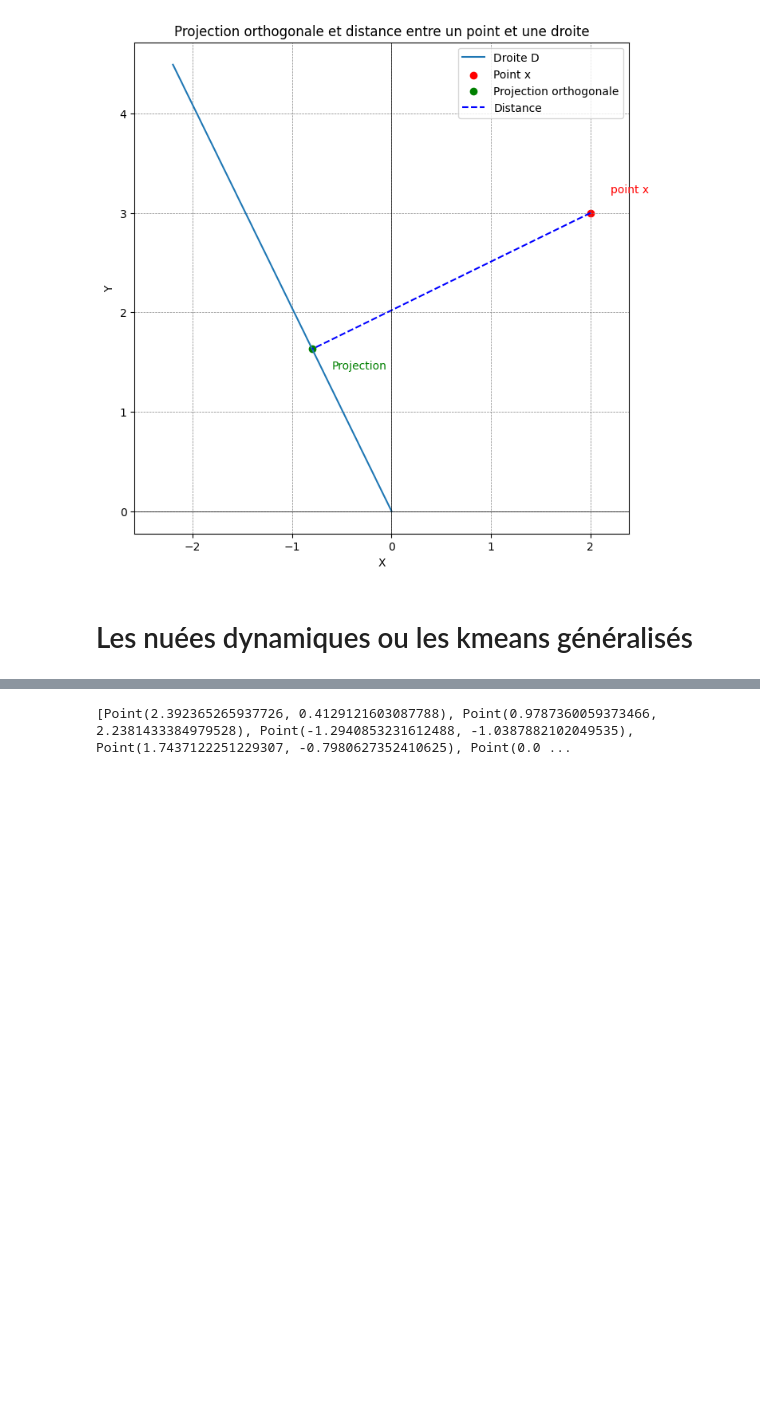
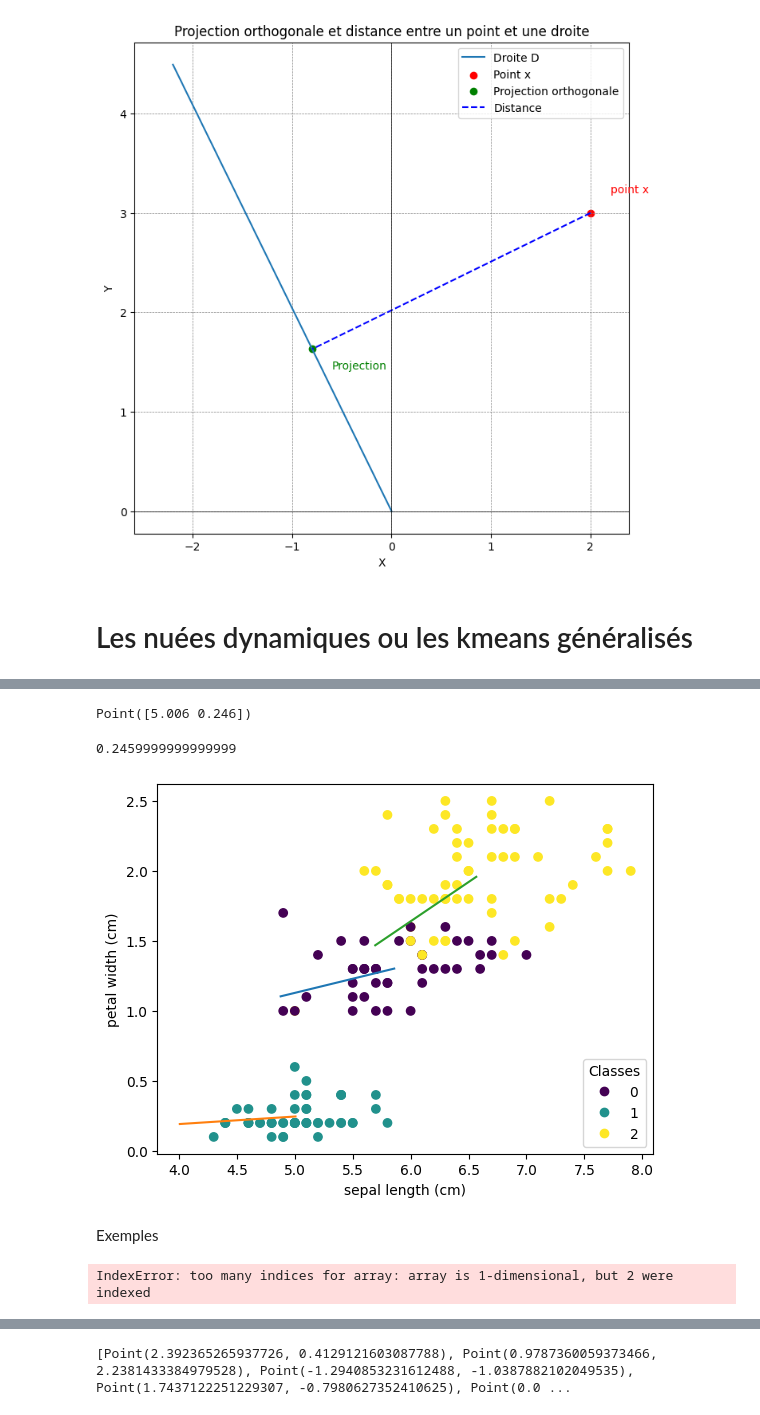
Before and after one commit to NoahKWM/ANDO, a Jupyter notebook: projet_ando.ipynb, the cells around one changed output, grey strips where cells are left out. Cells and saved outputs as stored; diff of their text form; code cells hidden in the pictures; blank space fills up the shorter version.

```diff
--- a/projet_ando.ipynb
+++ b/projet_ando.ipynb
@@ -168,0 +305,33 @@ def droite_plus_proche(x, droites):
+# %%
+representants[0].point.coordonnées[3]
+point = Point(np.array( [representants[0].point.coordonnées[0], representants[0].point.coordonnées[3] ] ))
+print(point)
+representants[0].point.coordonnées[0]
+representants[0].point.coordonnées[3]
+# %% [output]
+Point([5.006 0.246])
+0.2459999999999999
+# %%
+# Appliquer l'algorithme des k-means généralisés
+K = 3  # Nombre de classes
+representants, classes = kmeans_generalises([Point(x) for x in data], K)
+
+droites = np.array([])
+for r in representants:
+    d = Droite(Point(np.array([r.point.coordonnées[0], r.point.coordonnées[3]])),
+                np.array([r.vecteur[0], r.vecteur[3]]))
+    droites = np.append(droites, d)
+
+# Afficher les points en couleur en fonction de leurs clusters
+_, ax = plt.subplots()
+scatter = ax.scatter(data[:, 0], data[:, 3], c=classes, cmap='viridis')
+ax.set(xlabel=iris.feature_names[0], ylabel=iris.feature_names[3])
+_ = ax.legend(*scatter.legend_elements(), loc="lower right", title="Classes")
+for r in droites:
+    r.afficher(ax)
+
+plt.show()
+# %% [output]
+[figure, added]
+# %% [markdown]
+Exemples
@@ -168,0 +341,13 @@ def droite_plus_proche(x, droites):
+# %%
+# Exemple
+d1 = Droite(Point(np.random.randn(2)), np.random.randn(2))
+d2 = Droite(Point(np.random.randn(2)), np.random.randn(2))
+
+# Générer des points autour des droites
+points_d1 = generer_nuage_points_droite(d1)
+points_d2 = generer_nuage_points_droite(d2)
+# Concaténer les points
+points = np.concatenate((points_d1, points_d2))
+# Afficher les points
+# %% [output]
+IndexError: too many indices for array: array is 1-dimensional, but 2 were indexed
```
Also changed, not shown: parts of 13 cells of this notebook.
